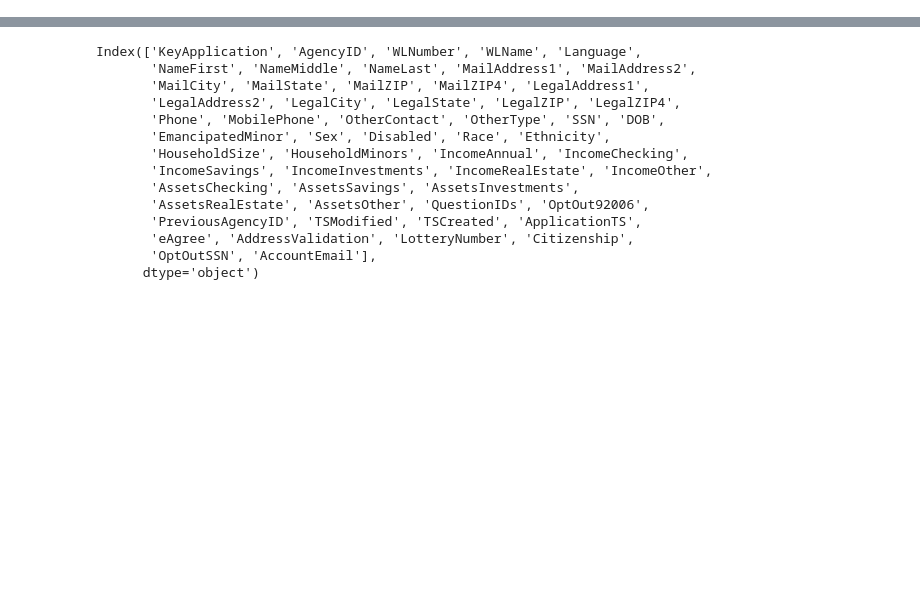
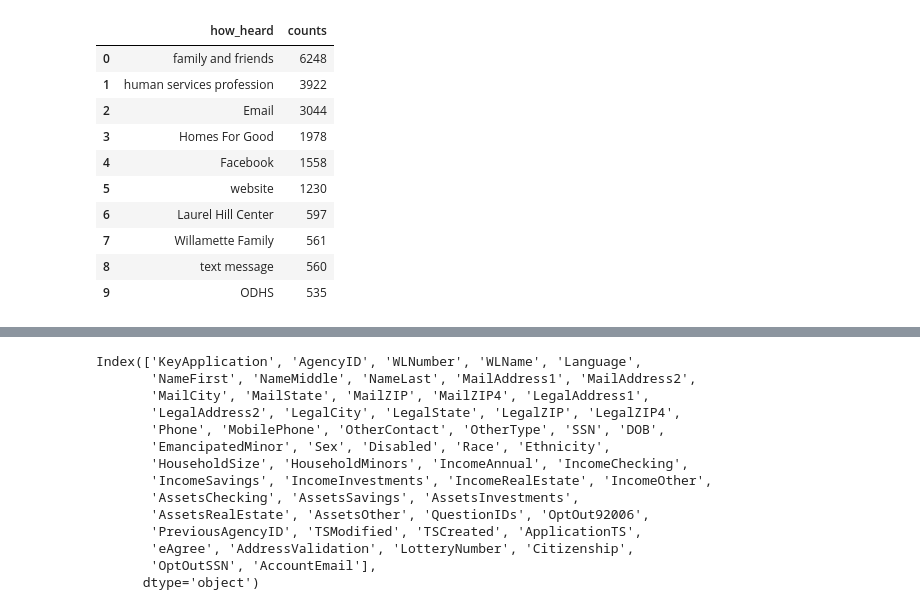
Before and after one commit to dongmeic/LCOG_support, a Jupyter notebook: Lane/HomesforGood.ipynb, the cells around one changed output, grey strips where cells are left out. Cells and saved outputs as stored; diff of their text form; code cells hidden in the pictures; blank space fills up the shorter version.

```diff
--- a/Lane/HomesforGood.ipynb
+++ b/Lane/HomesforGood.ipynb
@@ -5,0 +76,14 @@ from hfgtools import *
+# %%
+p9['P9SCat'].value_counts().rename_axis('how_heard').reset_index(name='counts').head(10)
+# %% [output]
+|  | how_heard | counts |
+| 0 | family and friends | 6248 |
+| 1 | human services profession | 3922 |
+| 2 | Email | 3044 |
+| 3 | Homes For Good | 1978 |
+| 4 | Facebook | 1558 |
+| 5 | website | 1230 |
+| 6 | Laurel Hill Center | 597 |
+| 7 | Willamette Family | 561 |
+| 8 | text message | 560 |
+| 9 | ODHS | 535 |
```
Also changed, not shown: parts of 33 cells of this notebook, 1 other file.
